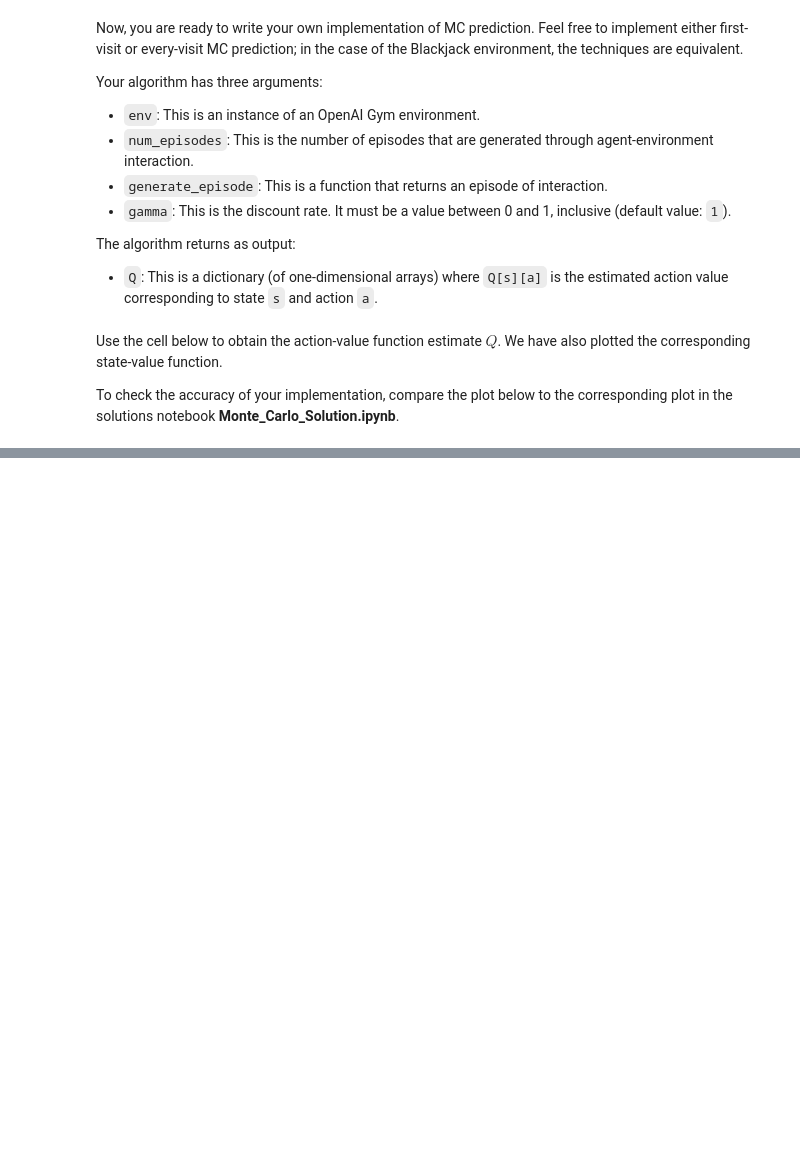
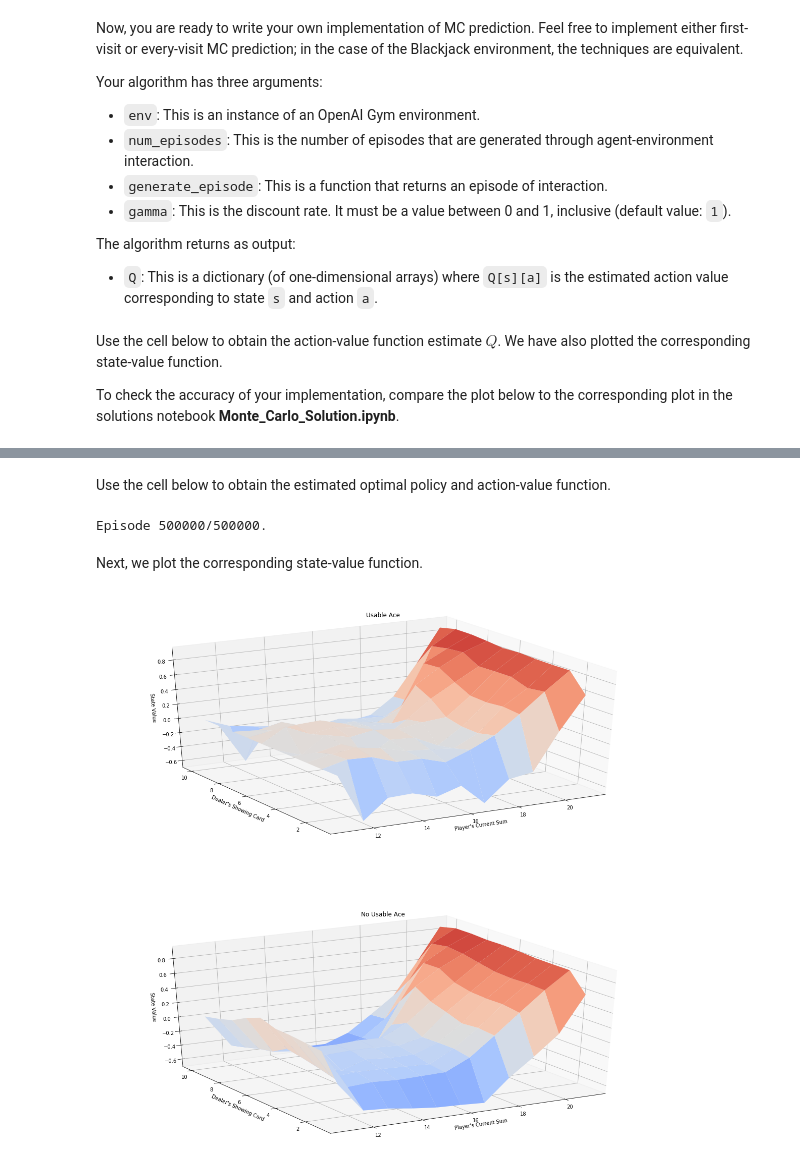
Before and after one commit to 1998apoorvmalik/Machine-Learning-Engineer-Udacity, a Jupyter notebook: Term 2/Practice Projects/Reinforcement Learning/Monte Carlo Methods /Monte Carlo.ipynb, the cells around one changed output, grey strips where cells are left out. Cells and saved outputs as stored; diff of their text form; code cells hidden in the pictures; blank space fills up the shorter version.

```diff
--- a/Term 2/Practice Projects/Reinforcement Learning/Monte Carlo Methods /Monte Carlo.ipynb
+++ b/Term 2/Practice Projects/Reinforcement Learning/Monte Carlo Methods /Monte Carlo.ipynb
@@ -317,0 +353,42 @@ Episode 500000/500000.
+# %%
+def mc_control_GLIE(env, num_episodes, gamma=1.0):
+    nA = env.action_space.n
+    # initialize empty dictionaries of arrays
+    Q = defaultdict(lambda: np.zeros(nA))
+    N = defaultdict(lambda: np.zeros(nA))
+    # loop over episodes
+    for i_episode in range(1, num_episodes+1):
+        # monitor progress
+        if i_episode % 1000 == 0:
+            print("\rEpisode {}/{}.".format(i_episode, num_episodes), end="")
+            sys.stdout.flush()
+
+        epsilon = 1.0/((i_episode/8000)+1)
+        episode = generate_episode_epsilon_greedy_policy(env, epsilon, Q)
+        states, actions, rewards = zip(*episode)
+        discounts =np.array([gamma**i for i in range(len(rewards)+1)])
+        for i, state in enumerate(states):
+            old_Q = Q[state][actions[i]]
+            old_N = N[state][actions[i]]
+            Q[state][actions[i]] = old_Q + (sum(rewards[i:]*discounts[:-(1+i)]) - old_Q)/(old_N+1)
+            N[state][actions[i]] += 1
+
+    policy = {k:np.argmax(v) for k, v in Q.items()}
+    return policy, Q
+# %% [markdown]
+Use the cell below to obtain the estimated optimal policy and action-value function.
+# %%
+# obtain the estimated optimal policy and action-value function
+policy_glie, Q_glie = mc_control_GLIE(env, 500000)
+# %% [output]
+Episode 500000/500000.
+# %% [markdown]
+Next, we plot the corresponding state-value function.
+# %%
+# obtain the state-value function
+V_glie = dict((k,np.max(v)) for k, v in Q_glie.items())
+
+# plot the state-value function
+plot_blackjack_values(V_glie)
+# %% [output]
+[figure, added]
```
Also changed, not shown: parts of 18 cells of this notebook, 2 other files.
